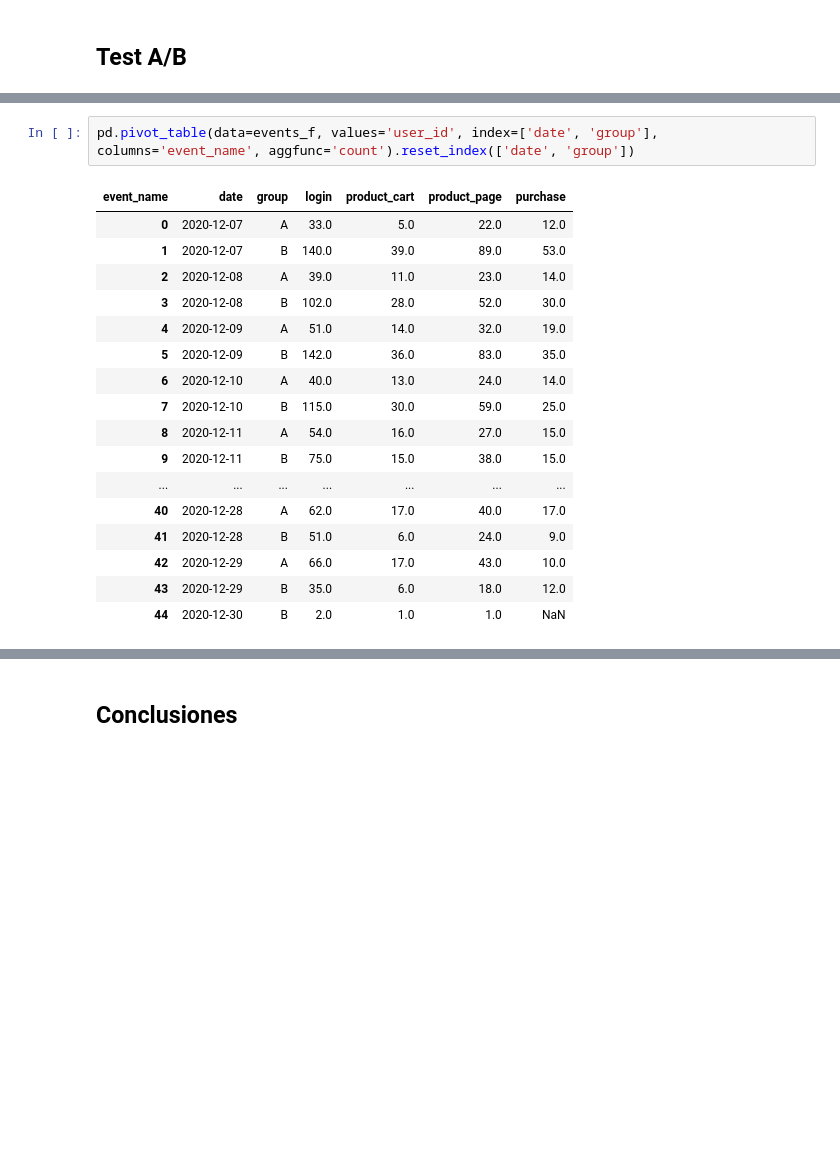
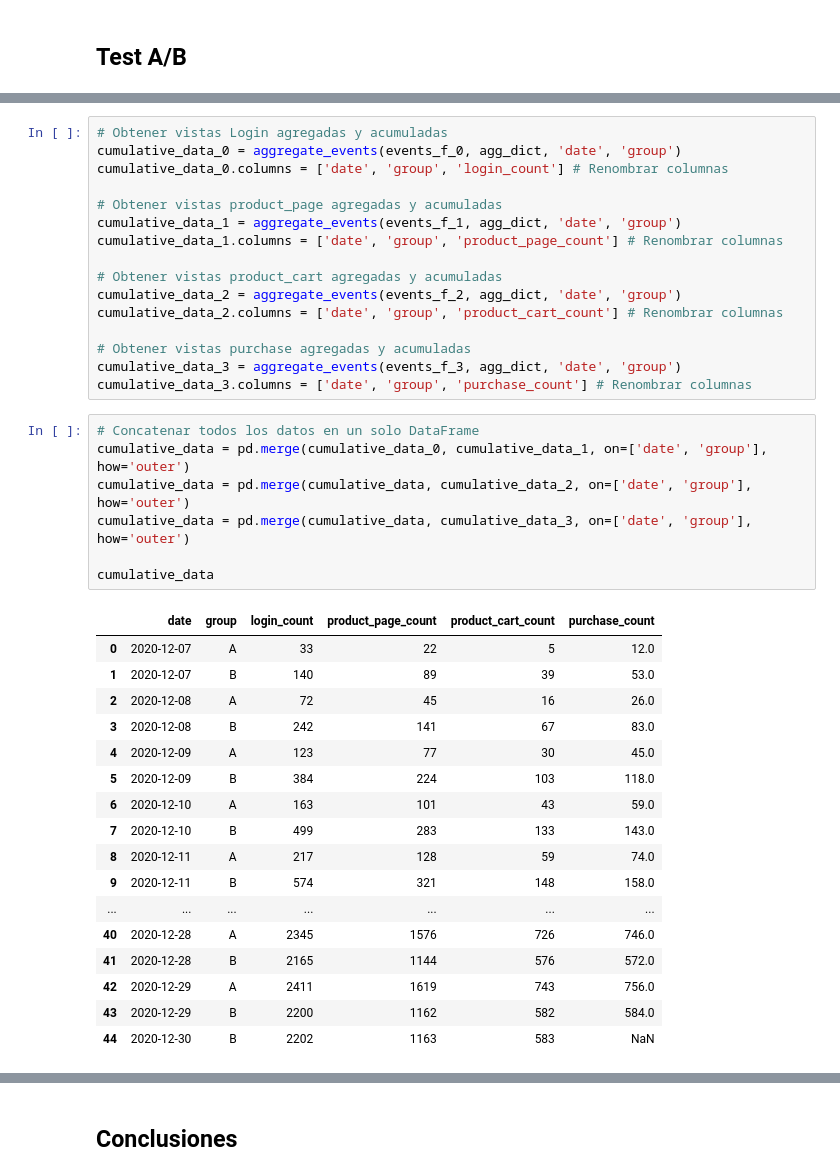
Before and after one commit to ScinDBad/DA_proyecto_final, a Jupyter notebook: test_ab.ipynb, the cells around one changed output, grey strips where cells are left out. Cells and saved outputs as stored; diff of their text form; blank space fills up the shorter version.

```diff
--- a/test_ab.ipynb
+++ b/test_ab.ipynb
@@ -677,20 +657,41 @@ cumulative_data
-# %%
-pd.pivot_table(data=events_f, values='user_id', index=['date', 'group'], columns='event_name', aggfunc='count').reset_index(['date', 'group'])
-# %% [output]
-| event_name | date | group | login | product_cart | product_page | purchase |
-| 0 | 2020-12-07 | A | 33.0 | 5.0 | 22.0 | 12.0 |
-| 1 | 2020-12-07 | B | 140.0 | 39.0 | 89.0 | 53.0 |
-| 2 | 2020-12-08 | A | 39.0 | 11.0 | 23.0 | 14.0 |
-| 3 | 2020-12-08 | B | 102.0 | 28.0 | 52.0 | 30.0 |
-| 4 | 2020-12-09 | A | 51.0 | 14.0 | 32.0 | 19.0 |
-| 5 | 2020-12-09 | B | 142.0 | 36.0 | 83.0 | 35.0 |
-| 6 | 2020-12-10 | A | 40.0 | 13.0 | 24.0 | 14.0 |
-| 7 | 2020-12-10 | B | 115.0 | 30.0 | 59.0 | 25.0 |
-| 8 | 2020-12-11 | A | 54.0 | 16.0 | 27.0 | 15.0 |
-| 9 | 2020-12-11 | B | 75.0 | 15.0 | 38.0 | 15.0 |
-| ... | ... | ... | ... | ... | ... | ... |
-| 40 | 2020-12-28 | A | 62.0 | 17.0 | 40.0 | 17.0 |
-| 41 | 2020-12-28 | B | 51.0 | 6.0 | 24.0 | 9.0 |
-| 42 | 2020-12-29 | A | 66.0 | 17.0 | 43.0 | 10.0 |
-| 43 | 2020-12-29 | B | 35.0 | 6.0 | 18.0 | 12.0 |
-| 44 | 2020-12-30 | B | 2.0 | 1.0 | 1.0 | NaN |
+# %%
+# Obtener vistas Login agregadas y acumuladas
+cumulative_data_0 = aggregate_events(events_f_0, agg_dict, 'date', 'group')
+cumulative_data_0.columns = ['date', 'group', 'login_count'] # Renombrar columnas
+
+# Obtener vistas product_page agregadas y acumuladas
+cumulative_data_1 = aggregate_events(events_f_1, agg_dict, 'date', 'group')
+cumulative_data_1.columns = ['date', 'group', 'product_page_count'] # Renombrar columnas
+
+# Obtener vistas product_cart agregadas y acumuladas
+cumulative_data_2 = aggregate_events(events_f_2, agg_dict, 'date', 'group')
+cumulative_data_2.columns = ['date', 'group', 'product_cart_count'] # Renombrar columnas
+
+# Obtener vistas purchase agregadas y acumuladas
+cumulative_data_3 = aggregate_events(events_f_3, agg_dict, 'date', 'group')
+cumulative_data_3.columns = ['date', 'group', 'purchase_count'] # Renombrar columnas
+# %%
+# Concatenar todos los datos en un solo DataFrame
+cumulative_data = pd.merge(cumulative_data_0, cumulative_data_1, on=['date', 'group'], how='outer')
+cumulative_data = pd.merge(cumulative_data, cumulative_data_2, on=['date', 'group'], how='outer')
+cumulative_data = pd.merge(cumulative_data, cumulative_data_3, on=['date', 'group'], how='outer')
+
+cumulative_data
+# %% [output]
+|  | date | group | login_count | product_page_count | product_cart_count | purchase_count |
+| 0 | 2020-12-07 | A | 33 | 22 | 5 | 12.0 |
+| 1 | 2020-12-07 | B | 140 | 89 | 39 | 53.0 |
+| 2 | 2020-12-08 | A | 72 | 45 | 16 | 26.0 |
+| 3 | 2020-12-08 | B | 242 | 141 | 67 | 83.0 |
+| 4 | 2020-12-09 | A | 123 | 77 | 30 | 45.0 |
+| 5 | 2020-12-09 | B | 384 | 224 | 103 | 118.0 |
+| 6 | 2020-12-10 | A | 163 | 101 | 43 | 59.0 |
+| 7 | 2020-12-10 | B | 499 | 283 | 133 | 143.0 |
+| 8 | 2020-12-11 | A | 217 | 128 | 59 | 74.0 |
+| 9 | 2020-12-11 | B | 574 | 321 | 148 | 158.0 |
+| ... | ... | ... | ... | ... | ... | ... |
+| 40 | 2020-12-28 | A | 2345 | 1576 | 726 | 746.0 |
+| 41 | 2020-12-28 | B | 2165 | 1144 | 576 | 572.0 |
+| 42 | 2020-12-29 | A | 2411 | 1619 | 743 | 756.0 |
+| 43 | 2020-12-29 | B | 2200 | 1162 | 582 | 584.0 |
+| 44 | 2020-12-30 | B | 2202 | 1163 | 583 | NaN |
```
Also changed, not shown: parts of 9 cells of this notebook.
